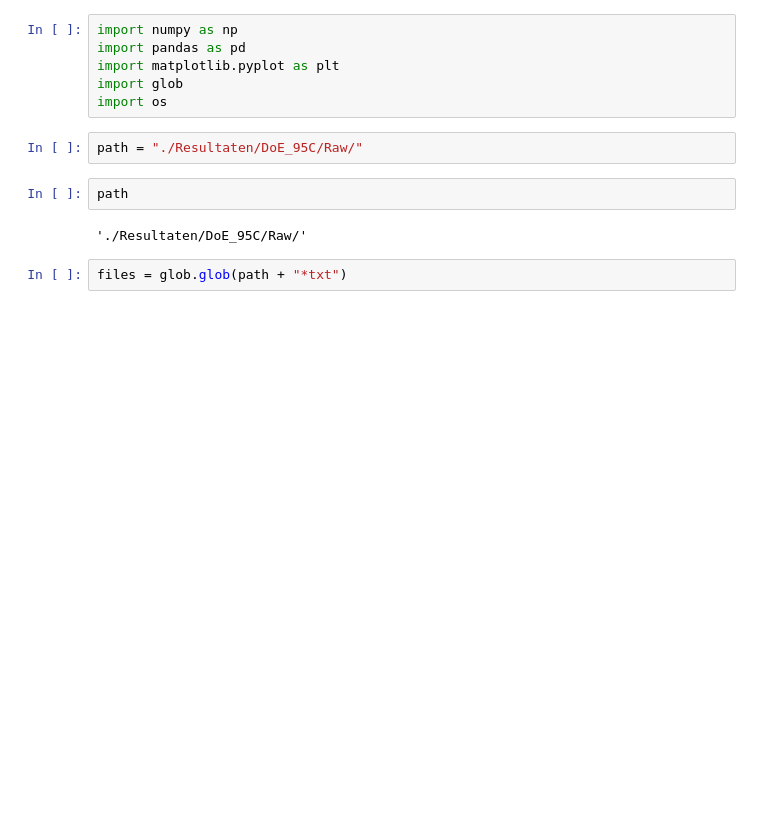
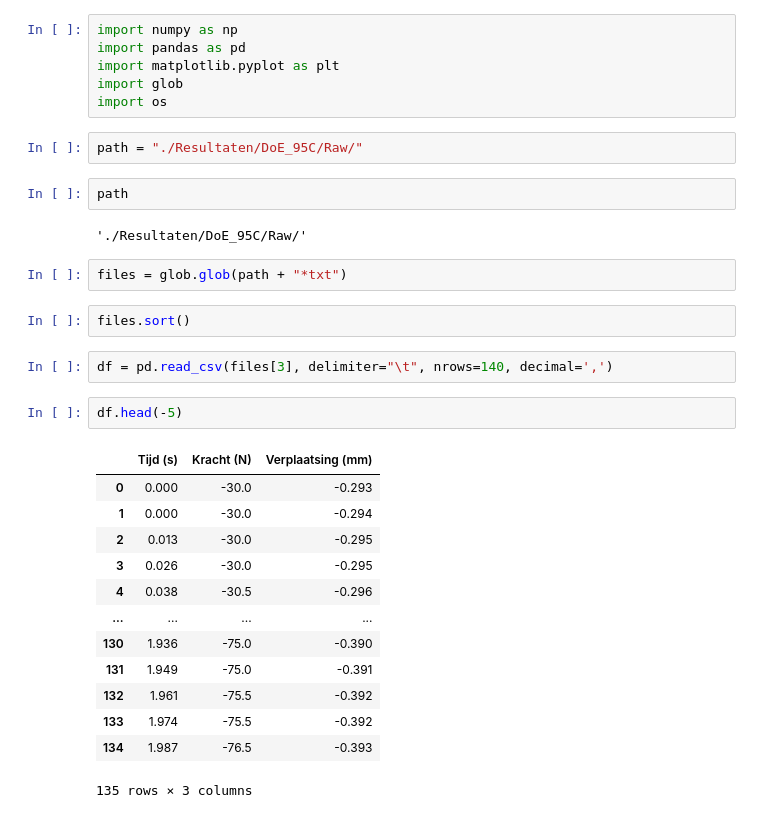
Before and after one commit to R4vante/School, a Jupyter notebook: DOE/Adimec/results.ipynb, the cells around one changed output. Saved outputs shown, nothing was run; the diff lists cells and outputs as text; blank space fills up the shorter version.

```diff
--- a/DOE/Adimec/results.ipynb
+++ b/DOE/Adimec/results.ipynb
@@ -12,3 +12,23 @@ path
 './Resultaten/DoE_95C/Raw/'
 # %%
 files = glob.glob(path + "*txt")
+# %%
+files.sort()
+# %%
+df = pd.read_csv(files[3], delimiter="\t", nrows=140, decimal=',')
+# %%
+df.head(-5)
+# %% [output]
+|  | Tijd (s) | Kracht (N) | Verplaatsing (mm) |
+| 0 | 0.000 | -30.0 | -0.293 |
+| 1 | 0.000 | -30.0 | -0.294 |
+| 2 | 0.013 | -30.0 | -0.295 |
+| 3 | 0.026 | -30.0 | -0.295 |
+| 4 | 0.038 | -30.5 | -0.296 |
+| ... | ... | ... | ... |
+| 130 | 1.936 | -75.0 | -0.390 |
+| 131 | 1.949 | -75.0 | -0.391 |
+| 132 | 1.961 | -75.5 | -0.392 |
+| 133 | 1.974 | -75.5 | -0.392 |
+| 134 | 1.987 | -76.5 | -0.393 |
+135 rows × 3 columns
```
Also changed, not shown: parts of 13 cells of this notebook, 34 other files.
